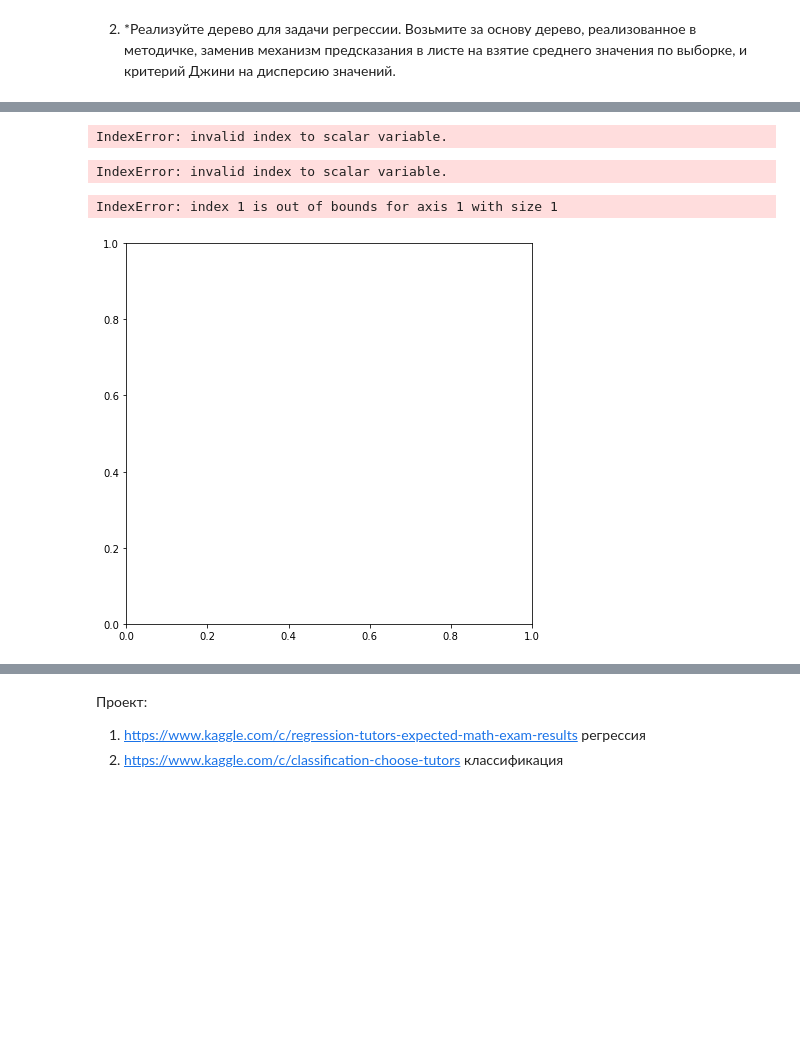
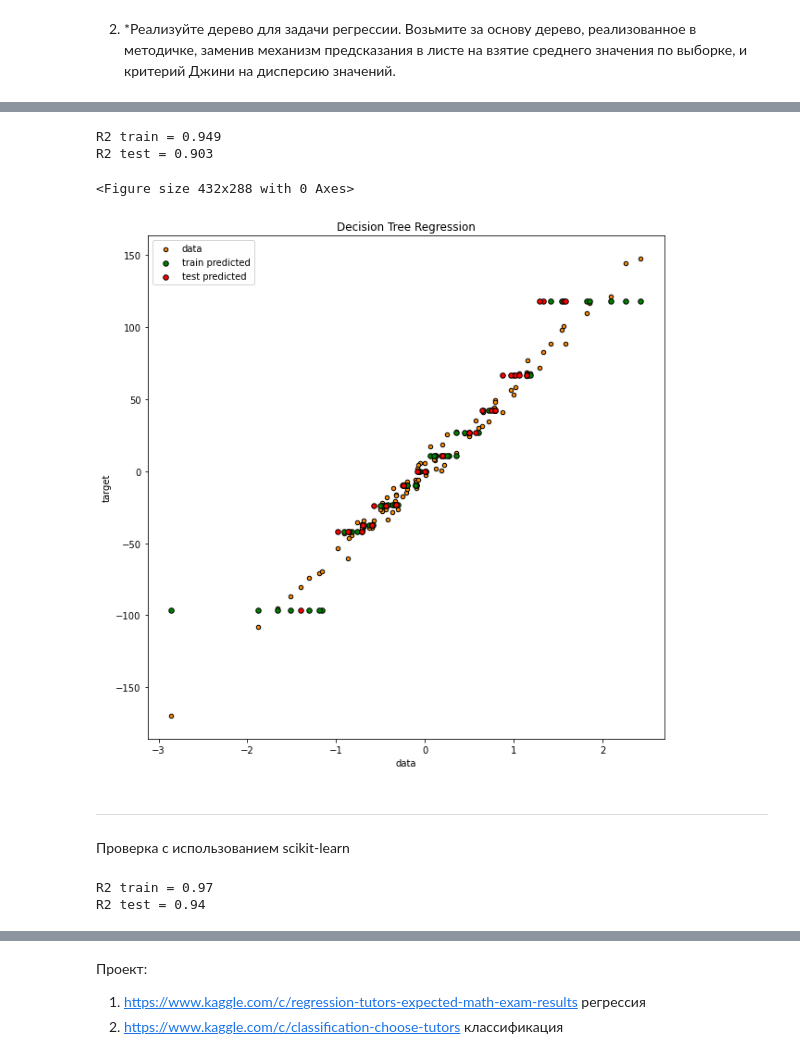
Before and after one commit to AndreiBazhenau/gb, a Jupyter notebook: algorithms_analysis/hw_4.ipynb, the cells around one changed output, grey strips where cells are left out. Drawn from its saved outputs; the diff is of its cells as text; code cells hidden in the pictures; blank space fills up the shorter version.

```diff
--- a/algorithms_analysis/hw_4.ipynb
+++ b/algorithms_analysis/hw_4.ipynb
@@ -494,18 +441,13 @@ def classify_object(obj, node):
     else:
         return classify_object(obj, node.false_branch)
 # %%
-# предсказания в листе = среднее значение по выборке
 def predict(data, tree):
 
-    return np.mean(data)
-
-# def predict(data, tree):
-
-#     classes = []
-#     for obj in data:
-#         prediction = classify_object(obj, tree)
-#         classes.append(prediction)
-#     return classes
+    classes = []
+    for obj in data:
+        prediction = classify_object(obj, tree)
+        classes.append(prediction)
+    return classes
 # %%
 # Разобьем выборку на обучающую и тестовую
 
@@ -616,12 +504,0 @@ test_mse
-# %%
-# Точность на обучающей выборке
-train_accuracy = accuracy_metric(train_labels, train_answers)
-train_accuracy
-# %% [output]
-IndexError: invalid index to scalar variable.
-# %%
-# Точность на тестовой выборке
-test_accuracy = accuracy_metric(test_labels, answers)
-test_accuracy
-# %% [output]
-IndexError: invalid index to scalar variable.
@@ -653,5 +505,25 @@ def visualize(train_data, test_data):
-# %%
-visualize(train_data, test_data)
-# %% [output]
-IndexError: index 1 is out of bounds for axis 1 with size 1
-[figure, removed]
+# %%
+# R2
+print(f'R2 train = {r2(train_y, train_y_pred).round(3)}')
+print(f'R2 test = {r2(test_y, test_y_pred).round(3)}')
+# %% [output]
+R2 train = 0.949
+R2 test = 0.903
+# %%
+# Plot the results
+plt.figure()
+plt.figure(figsize=(10,10))
+plt.scatter(X, y, s=20, edgecolor="black", c="darkorange", label="data")
+plt.scatter(train_X, train_y_pred, s=30, edgecolor="black", c="green", label="train predicted")
+plt.scatter(test_X, test_y_pred, s=30, edgecolor="black", c="red", label="test predicted")
+plt.xlabel("data")
+plt.ylabel("target")
+plt.title("Decision Tree Regression")
+plt.legend()
+plt.show();
+# %% [output]
+<Figure size 432x288 with 0 Axes>
+[figure, added]
+# %% [markdown]
+---
+Проверка с использованием scikit-learn
@@ -657,0 +535,6 @@ IndexError: index 1 is out of bounds for axis 1 with size 1
+# %%
+print(f'R2 train = {r2(train_y, train_y_pred).round(3)}')
+print(f'R2 test = {r2(test_y, test_y_pred).round(3)}')
+# %% [output]
+R2 train = 0.97
+R2 test = 0.94
```
Also changed, not shown: parts of 24 cells of this notebook, 1 other file.
